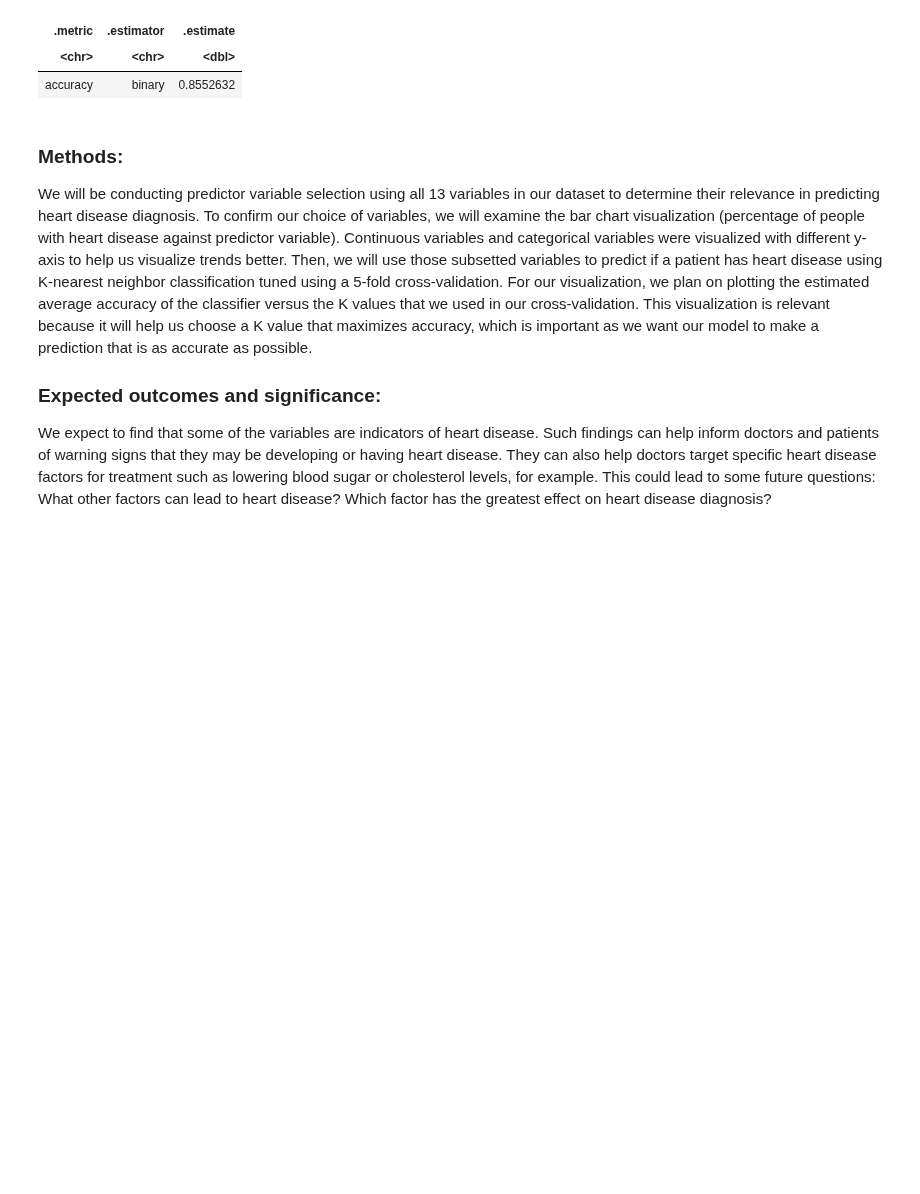
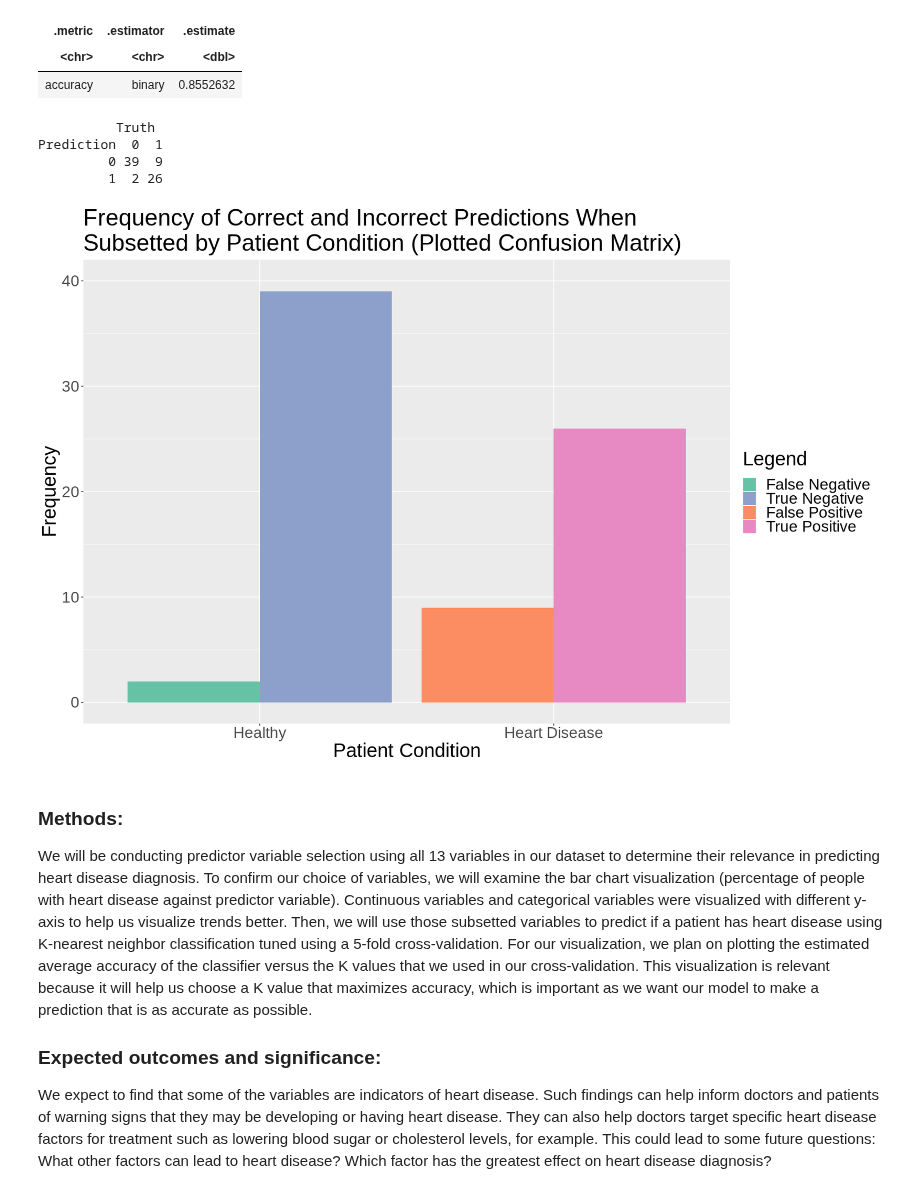
Before and after one commit to devr07/Project-DSCI100, a Jupyter notebook: projectpropsal.ipynb, the cells around one changed output. Drawn from its saved outputs; the diff is of its cells as text; code cells hidden in the pictures; blank space fills up the shorter version.

```diff
--- a/projectpropsal.ipynb
+++ b/projectpropsal.ipynb
@@ -546,6 +644,37 @@ A tibble: 1 × 3
 | .metric | .estimator | .estimate |
 | <chr> | <chr> | <dbl> |
 | accuracy | binary | 0.8552632 |
+# %%
+
+heart_confusion <- final_predictions |>
+                    conf_mat(truth = Heart_Disease_Diagnosis, estimate = .pred_class)
+
+groups <- c('True Negative', 'False Negative', 'False Positive', 'True Positive')
+
+heart_confusion_df <- as.data.frame(heart_confusion$table) |>
+                   cbind(groups)
+
+heart_confusion
+# %% [output]
+          Truth
+Prediction  0  1
+         0 39  9
+         1  2 26
+# %%
+options(repr.plot.width=15, repr.plot.height=10)
+
+conf_plot <- ggplot(heart_confusion_df, aes(x = as.factor(Truth), y = Freq, fill = groups)) +
+             geom_bar(stat = 'identity', position = 'dodge') +
+             labs(x = 'Patient Condition', y = 'Frequency', fill = 'Legend') +
+             scale_x_discrete(labels = c('Healthy', 'Heart Disease')) +
+             ggtitle('Frequency of Correct and Incorrect Predictions When \nSubsetted by Patient Condition (Plotted Confusion Matrix)') +
+             scale_y_continuous(limits=c(0, 40)) +
+             theme(text = element_text(size = 25)) +
+             scale_fill_brewer(palette = "Set2", breaks = c('False Negative', 'True Negative', 'False Positive', 'True Positive'))
+
+conf_plot
+# %% [output]
+[figure, added]
 # %% [markdown]
 ### Methods:
 We will be conducting predictor variable selection using all 13 variables in our dataset to determine their relevance in predicting heart disease diagnosis. To confirm our choice of variables, we will examine the bar chart visualization (percentage of people with heart disease against predictor variable). Continuous variables and categorical variables were visualized with different y-axis to help us visualize trends better. Then, we will use those subsetted variables to predict if a patient has heart disease using K-nearest neighbor classification tuned using a 5-fold cross-validation.
```
Also changed, not shown: parts of 12 cells of this notebook.
